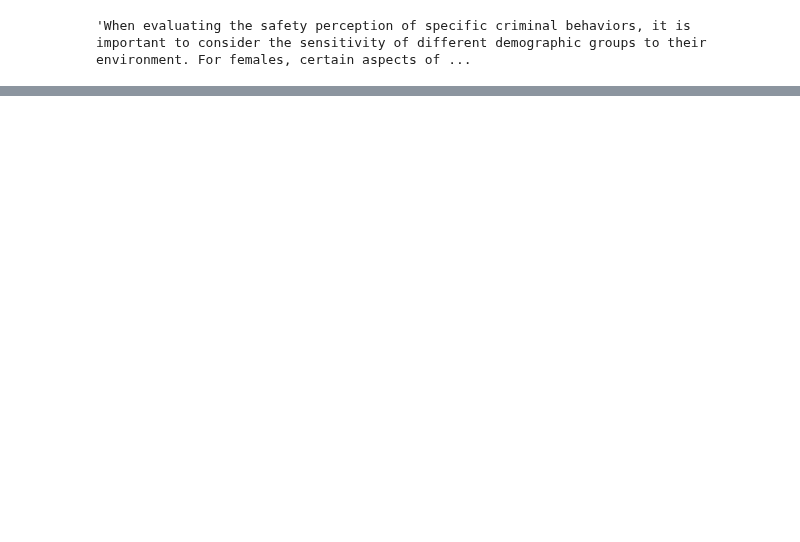
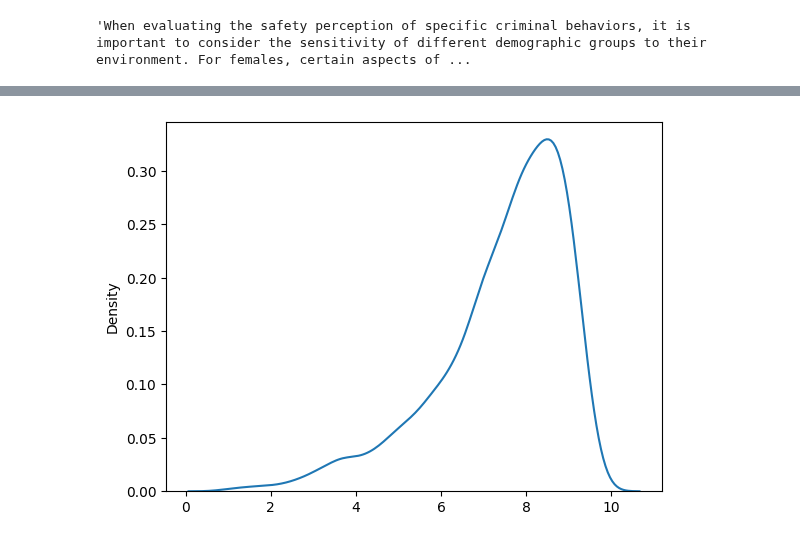
Before and after one commit to CeHouGIS/Safety_Perception_HK, a Jupyter notebook: safety_perception_model/single_model/prediction_finetuned.ipynb, the cells around one changed output, grey strips where cells are left out. Drawn from its saved outputs; the diff is of its cells as text; code cells hidden in the pictures; blank space fills up the shorter version.

```diff
--- a/safety_perception_model/single_model/prediction_finetuned.ipynb
+++ b/safety_perception_model/single_model/prediction_finetuned.ipynb
@@ -307,0 +391,6 @@ plt.legend()
+# %%
+sns.kdeplot(final_outputs, label=f"{specific_groups[idx]}")
+# plt.legend()
+plt.show()
+# %% [output]
+[figure, added]
```
Also changed, not shown: parts of 8 cells of this notebook, 3 other files.
